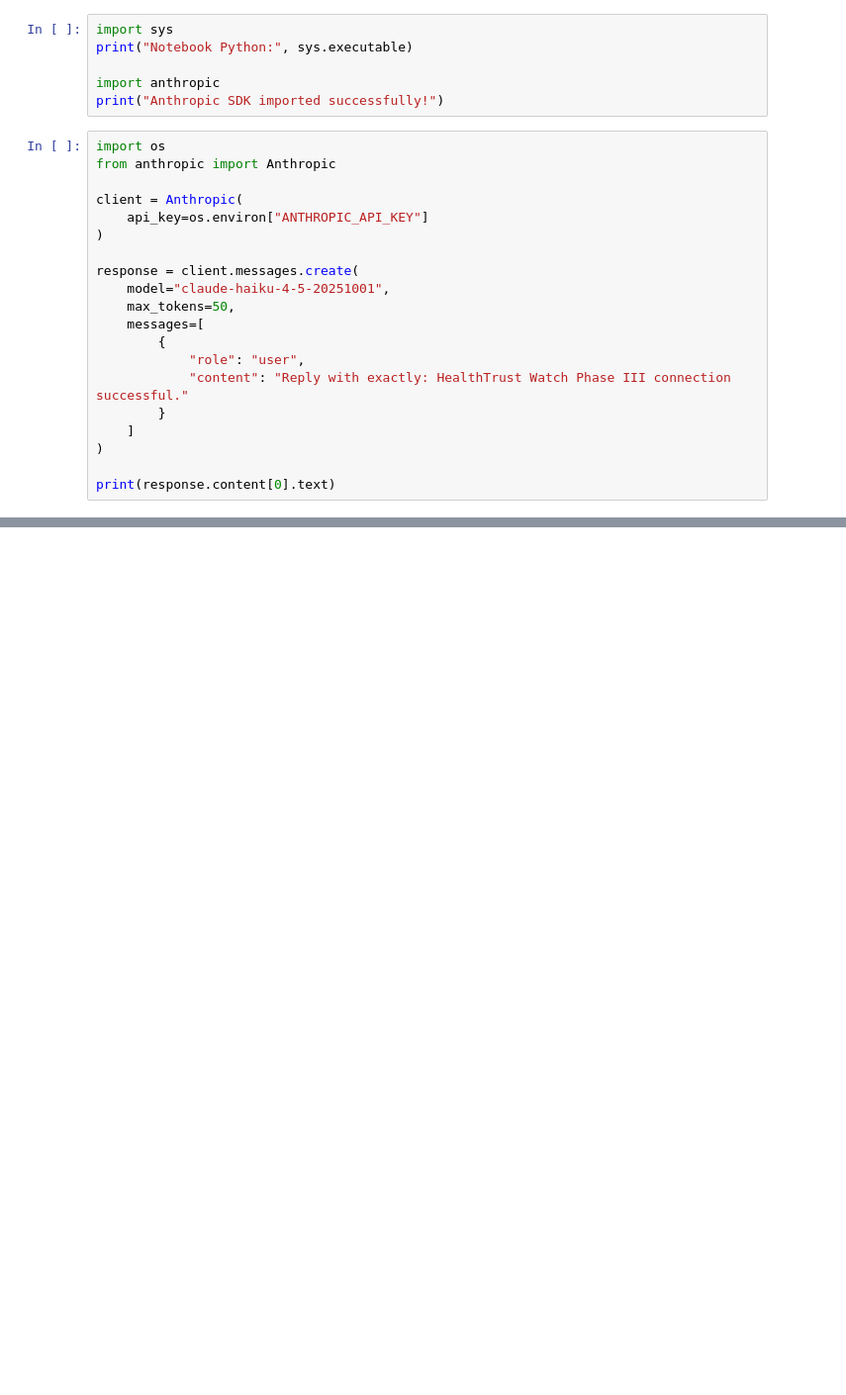
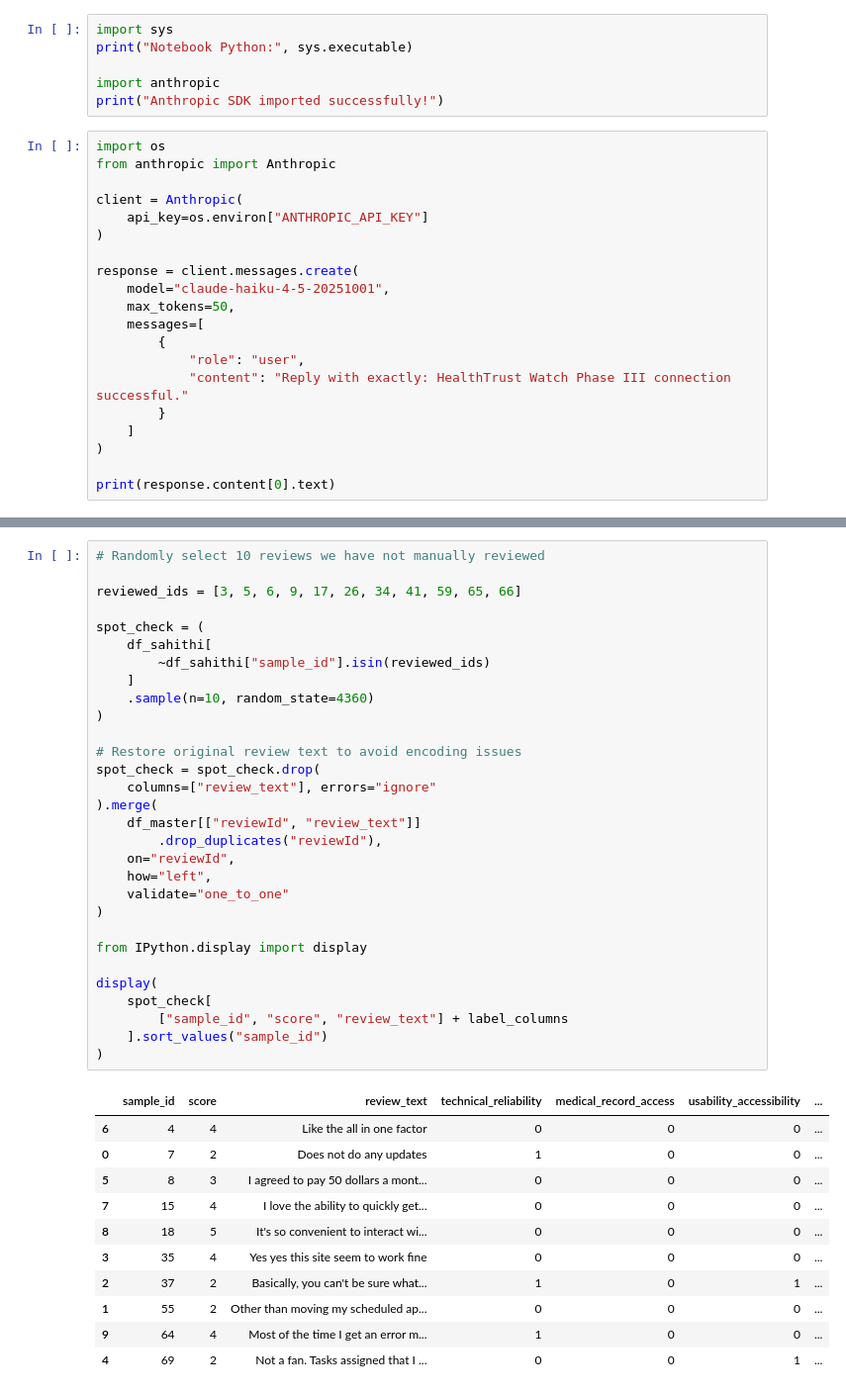
Before and after one commit to sahaiml149/HealthTrust-Watch, a Jupyter notebook: notebooks/ProjectphaseIII.ipynb, the cells around one changed output, grey strips where cells are left out. Shown at 99% size. Cells and saved outputs as stored; diff of their text form; blank space fills up the shorter version.

```diff
--- a/notebooks/ProjectphaseIII.ipynb
+++ b/notebooks/ProjectphaseIII.ipynb
@@ -43,0 +900,42 @@ print(response.content[0].text)
+# %%
+# Randomly select 10 reviews we have not manually reviewed
+
+reviewed_ids = [3, 5, 6, 9, 17, 26, 34, 41, 59, 65, 66]
+
+spot_check = (
+    df_sahithi[
+        ~df_sahithi["sample_id"].isin(reviewed_ids)
+    ]
+    .sample(n=10, random_state=4360)
+)
+
+# Restore original review text to avoid encoding issues
+spot_check = spot_check.drop(
+    columns=["review_text"], errors="ignore"
+).merge(
+    df_master[["reviewId", "review_text"]]
+        .drop_duplicates("reviewId"),
+    on="reviewId",
+    how="left",
+    validate="one_to_one"
+)
+
+from IPython.display import display
+
+display(
+    spot_check[
+        ["sample_id", "score", "review_text"] + label_columns
+    ].sort_values("sample_id")
+)
+# %% [output]
+|  | sample_id | score | review_text | technical_reliability | medical_record_access | usability_accessibility | ... |
+| 6 | 4 | 4 | Like the all in one factor | 0 | 0 | 0 | ... |
+| 0 | 7 | 2 | Does not do any updates | 1 | 0 | 0 | ... |
+| 5 | 8 | 3 | I agreed to pay 50 dollars a mont... | 0 | 0 | 0 | ... |
+| 7 | 15 | 4 | I love the ability to quickly get... | 0 | 0 | 0 | ... |
+| 8 | 18 | 5 | It's so convenient to interact wi... | 0 | 0 | 0 | ... |
+| 3 | 35 | 4 | Yes yes this site seem to work fine | 0 | 0 | 0 | ... |
+| 2 | 37 | 2 | Basically, you can't be sure what... | 1 | 0 | 1 | ... |
+| 1 | 55 | 2 | Other than moving my scheduled ap... | 0 | 0 | 0 | ... |
+| 9 | 64 | 4 | Most of the time I get an error m... | 1 | 0 | 0 | ... |
+| 4 | 69 | 2 | Not a fan. Tasks assigned that I ... | 0 | 0 | 1 | ... |
```
Also changed, not shown: parts of 99 cells of this notebook, 35 other files.
